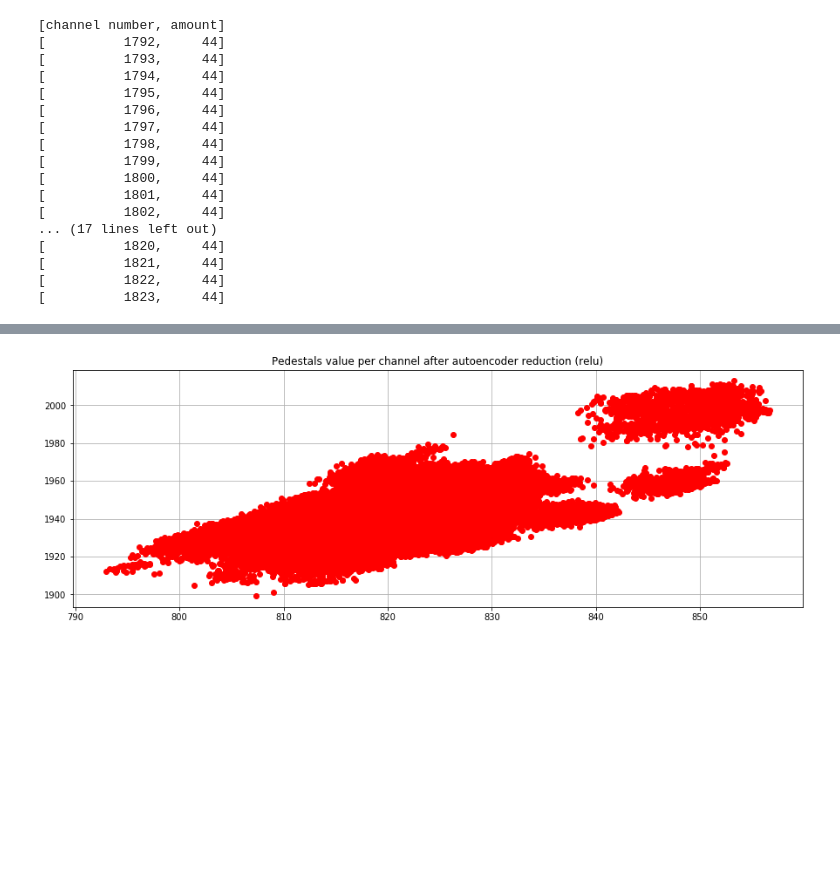
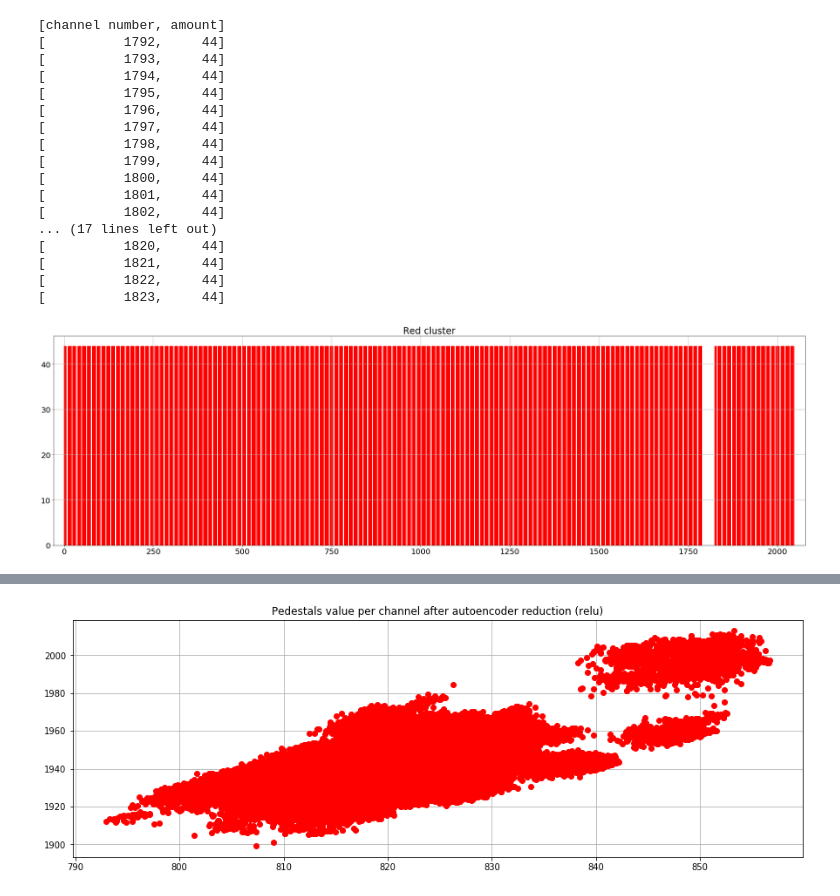
Before and after one commit to Czerwooonka/pracaMagisterska-WizualizacjaDanych, a Jupyter notebook: Autoenkodery/Pedestals.ipynb, the cells around one changed output, grey strips where cells are left out. Drawn from its saved outputs; the diff is of its cells as text; code cells hidden in the pictures; blank space fills up the shorter version.

```diff
--- a/Autoenkodery/Pedestals.ipynb
+++ b/Autoenkodery/Pedestals.ipynb
@@ -206,7 +208,7 @@ plt.show()
 # %%
 print("[channel number, amount]")
-for x in set(sensor_numbers):
-    print("[{:>14}, {:>6}]".format(x, sensor_numbers.count(x)))
+for x in set(sensor_numbers_GG):
+    print("[{:>14}, {:>6}]".format(x, sensor_numbers_GG.count(x)))
 # %% [output]
 [channel number, amount]
 [          1792,     44]
@@ -225,3 +227,21 @@ for x in set(sensor_numbers):
 [          1821,     44]
 [          1822,     44]
 [          1823,     44]
+# %%
+snR = [[x,sensor_numbers_RR.count(x)] for x in set(sensor_numbers_RR)]
+snG = [[x,sensor_numbers_GG.count(x)] for x in set(sensor_numbers_GG)]
+# %%
+barData = pd.DataFrame.from_records(snR)
+
+plt.rc('font', size=20)
+plt.rcParams['figure.figsize'] = [35,10]
+fig, ax = plt.subplots()
+
+ax.set_title('Red cluster')
+ax.bar(barData[0], barData[1], color='r')
+ax.set_xlim([-30, 2078])
+ax.grid()
+
+plt.show()
+# %% [output]
+[figure, added]
```
Also changed, not shown: parts of 10 cells of this notebook, 5 other files.
